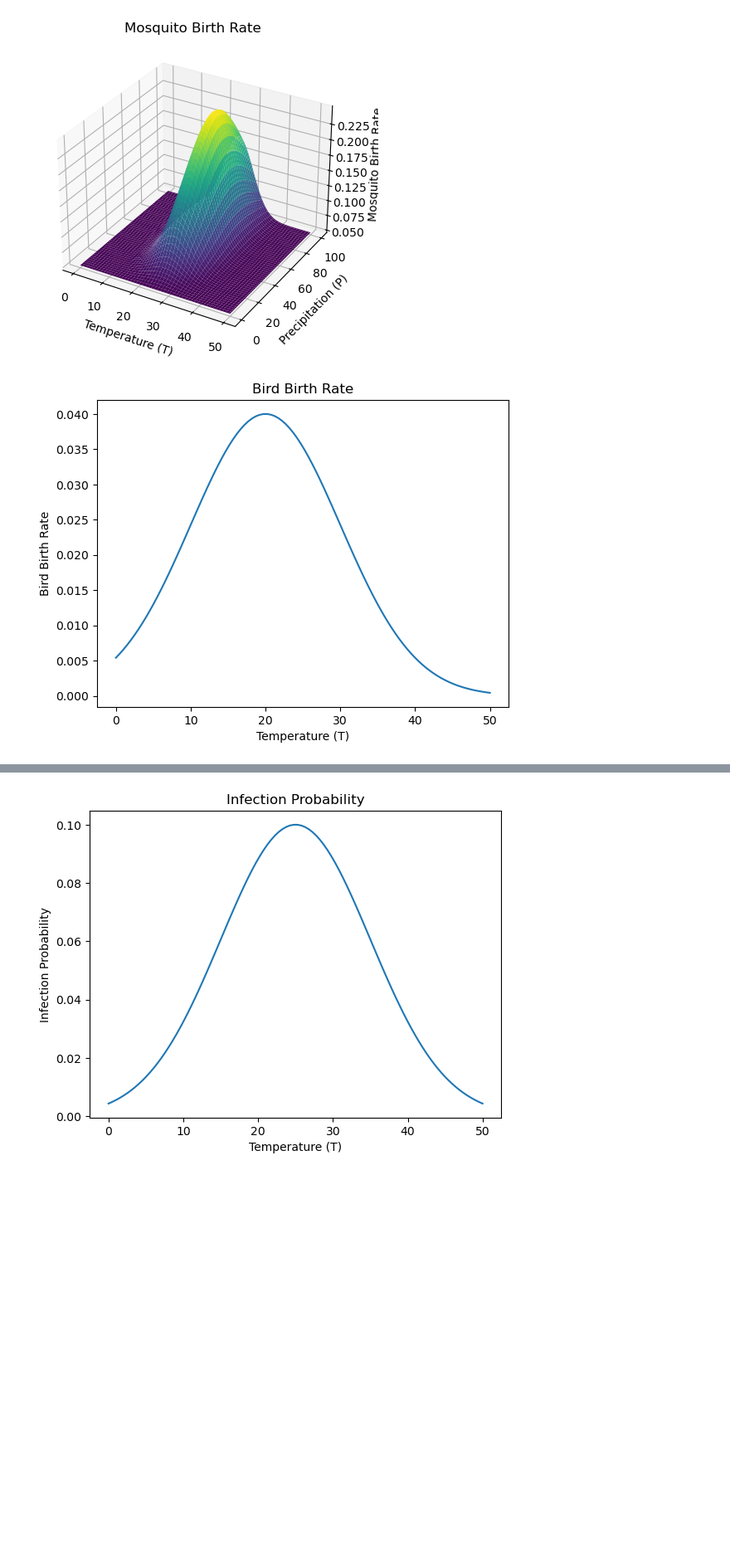
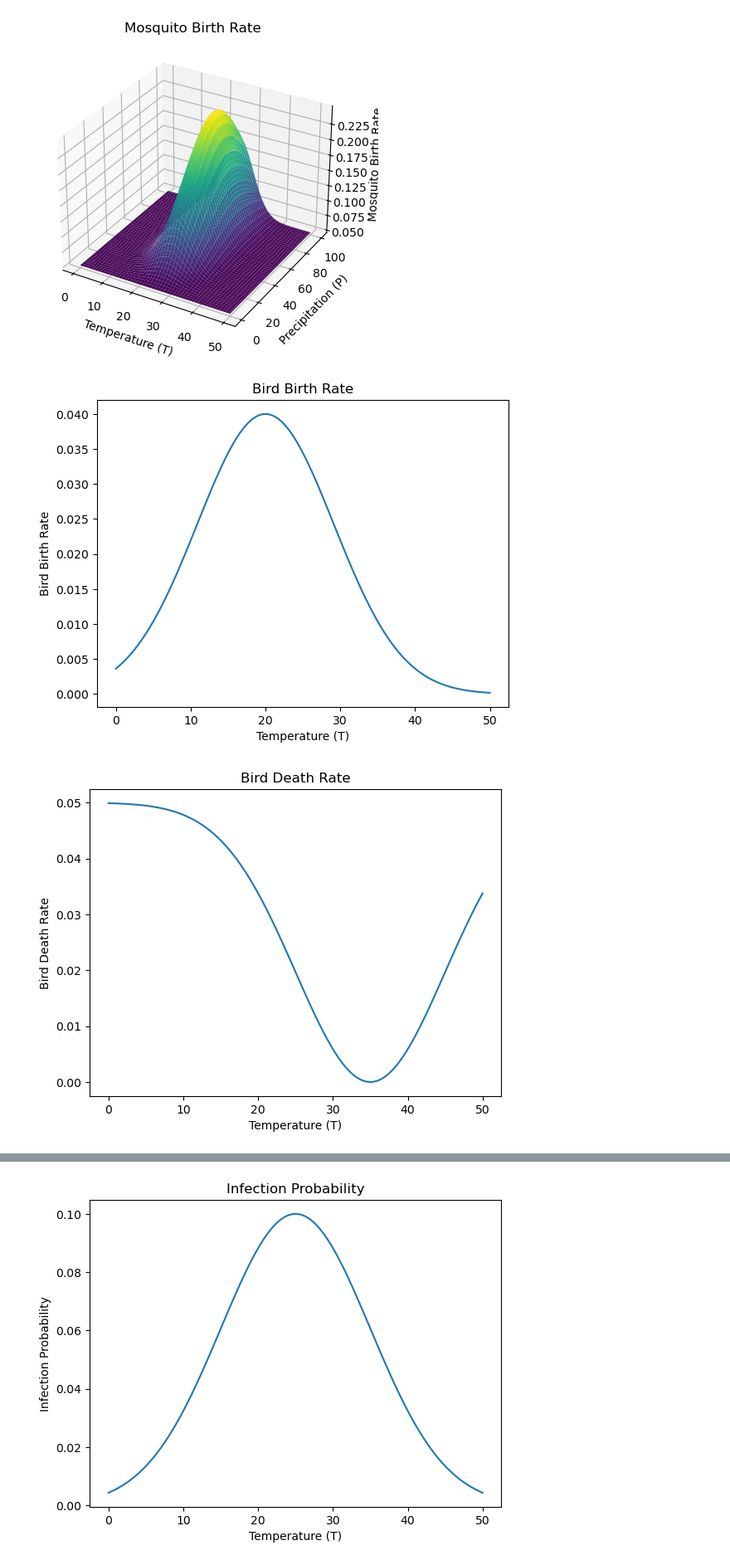
Before and after one commit to MatinMarjani/ABM-WNV, a Jupyter notebook: WNVParameters.ipynb, the cells around one changed output, grey strips where cells are left out. Shown: that part at 83% size. Saved outputs shown, nothing was run; the diff lists cells and outputs as text; code cells hidden in the pictures; blank space fills up the shorter version.

Commit message:
Update WNVParameters.ipynb
Updated bird birth and death rates.

```diff
--- a/WNVParameters.ipynb
+++ b/WNVParameters.ipynb
@@ -74,7 +74,7 @@ class WNVParameters:
 
     def bird_birth_rate(self, T):
         optimal_temp = 20  # Optimal temperature for American crows
-        variance = 0.005  # Decrease this value to make the curve wider
+        variance = 0.006  # Decrease this value to make the curve wider
         temp_factor = np.exp(-variance * (T - optimal_temp) ** 2)  # Gaussian function for temperature
         return 0.08 * temp_factor * 0.5  # Decrease multiplier to make the peak lower
 
@@ -85,10 +85,10 @@ class WNVParameters:
 
     def bird_death_rate(self, T):
         optimal_temp = 35  # Optimal temperature for American crows
-        spread = 15  # Spread factor to control the steepness of the curve
+        spread = 10  # Spread factor to control the steepness of the curve
         temp_factor = np.exp(-((T - optimal_temp) ** 2) / (2 * spread ** 2))
         # Adjusted to make the minimum death rate higher
-        return 0.04 * (1 - temp_factor)
+        return 0.05 * (1 - temp_factor)
 
 
     def infection_probability(self, T):
@@ -96,3 +96,26 @@ class WNVParameters:
         spread = 10  # Spread factor to control the steepness of the curve
         temp_factor = np.exp(-((T - optimal_temp) ** 2) / (2 * spread ** 2))
         return 0.1 * temp_factor
+
+
+
+# Instantiate the model
+model = WNVParameters()
+
+# Generate data
+T_range = np.linspace(0, 50, 100)
+P_range = np.linspace(0, 100, 100)
+T, P = np.meshgrid(T_range, P_range)
+
+
+
+# Plot each function
+def plot_surface(Z, title):
+    fig = plt.figure()
+    ax = fig.add_subplot(111, projection='3d')
+    ax.plot_surface(T, P, Z, cmap='viridis')
+    ax.set_xlabel('Temperature (T)')
+    ax.set_ylabel('Precipitation (P)')
+    ax.set_zlabel(title)
+    plt.title(title)
+    plt.show()
@@ -137,16 +139,26 @@ plot_surface(Z, 'Mosquito Birth Rate')
 # %%
 
 # Plot bird birth rate (only T, so no precipitation)
 T_bird = np.linspace(0, 50, 100)
 Z_bird = model.bird_birth_rate(T_bird)
 plt.figure()
 plt.plot(T_bird, Z_bird)
 plt.xlabel('Temperature (T)')
 plt.ylabel('Bird Birth Rate')
 plt.title('Bird Birth Rate')
 plt.show()
+
+# Plot bird death rate (only T, so no precipitation)
+Z_bird_death = model.bird_death_rate(T_bird)
+plt.figure()
+plt.plot(T_bird, Z_bird_death)
+plt.xlabel('Temperature (T)')
+plt.ylabel('Bird Death Rate')
+plt.title('Bird Death Rate')
+plt.show()
 # %% [output]
-[figure, old version]
+[figure, new version]
+[figure, added]
 # %%
 Z = model.mosquito_death_rate(T)
 plot_surface(Z, 'Mosquito Death Rate')
```
Also changed, not shown: parts of 2 cells of this notebook.
